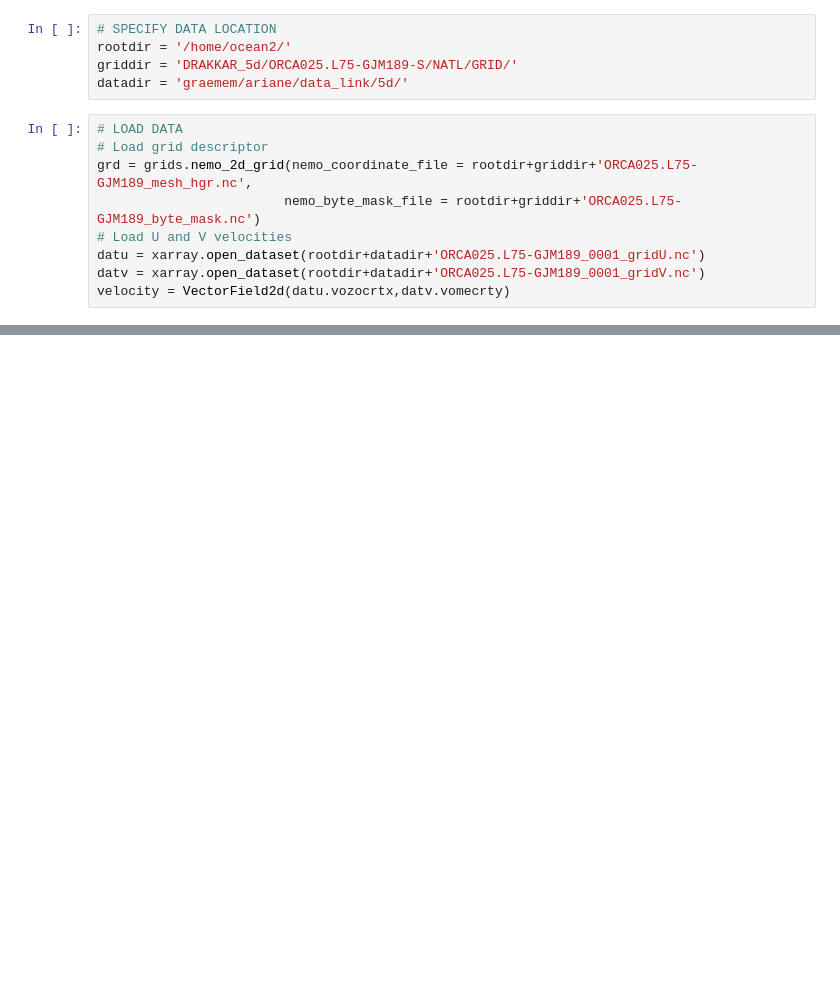
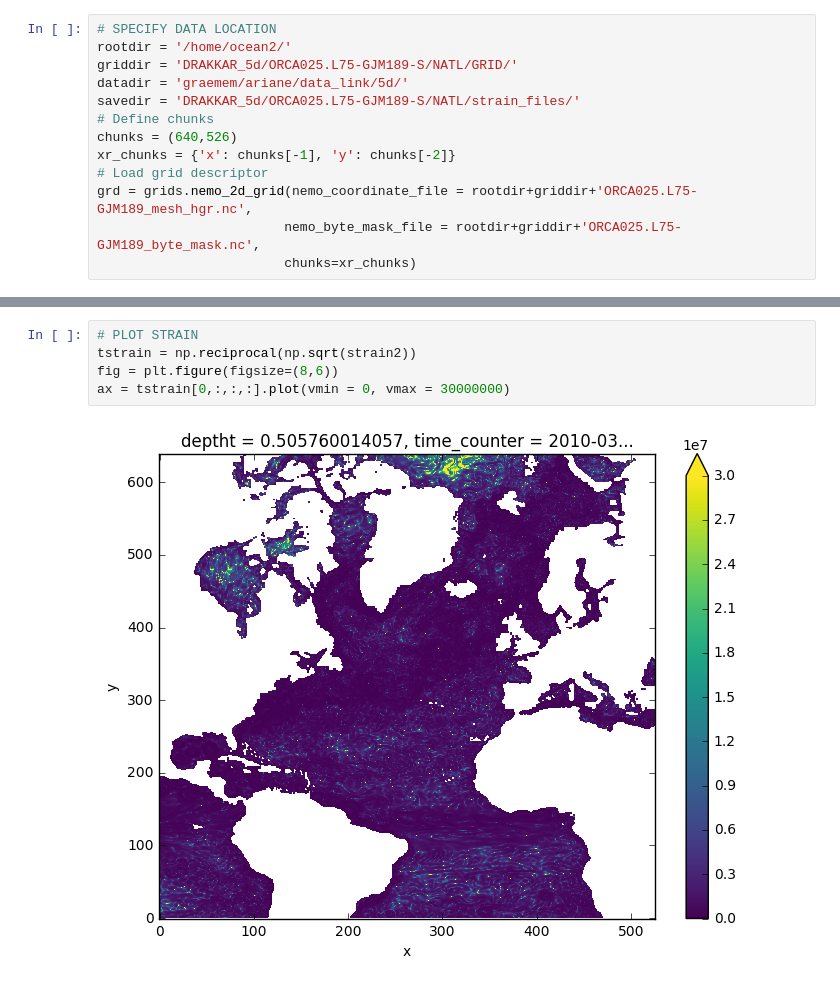
Before and after one commit to gmacgilchrist/nemo, a Jupyter notebook: calc_horizontalstrain.ipynb, the cells around one changed output, grey strips where cells are left out. Cells and saved outputs as stored; diff of their text form; blank space fills up the shorter version.

```diff
--- a/calc_horizontalstrain.ipynb
+++ b/calc_horizontalstrain.ipynb
@@ -13,12 +17,11 @@ import xarray
 rootdir = '/home/ocean2/'
 griddir = 'DRAKKAR_5d/ORCA025.L75-GJM189-S/NATL/GRID/'
 datadir = 'graemem/ariane/data_link/5d/'
+savedir = 'DRAKKAR_5d/ORCA025.L75-GJM189-S/NATL/strain_files/'
+# Define chunks
+chunks = (640,526)
+xr_chunks = {'x': chunks[-1], 'y': chunks[-2]}
+# Load grid descriptor
+grd = grids.nemo_2d_grid(nemo_coordinate_file = rootdir+griddir+'ORCA025.L75-GJM189_mesh_hgr.nc',
+                        nemo_byte_mask_file = rootdir+griddir+'ORCA025.L75-GJM189_byte_mask.nc',
+                        chunks=xr_chunks)
-# %%
-# LOAD DATA
-# Load grid descriptor
-grd = grids.nemo_2d_grid(nemo_coordinate_file = rootdir+griddir+'ORCA025.L75-GJM189_mesh_hgr.nc',
-                        nemo_byte_mask_file = rootdir+griddir+'ORCA025.L75-GJM189_byte_mask.nc')
-# Load U and V velocities
-datu = xarray.open_dataset(rootdir+datadir+'ORCA025.L75-GJM189_0001_gridU.nc')
-datv = xarray.open_dataset(rootdir+datadir+'ORCA025.L75-GJM189_0001_gridV.nc')
-velocity = VectorField2d(datu.vozocrtx,datv.vomecrty)
@@ -28,0 +79,7 @@ ChunkError: incompatible chunk size
+# %%
+# PLOT STRAIN
+tstrain = np.reciprocal(np.sqrt(strain2))
+fig = plt.figure(figsize=(8,6))
+ax = tstrain[0,:,:,:].plot(vmin = 0, vmax = 30000000)
+# %% [output]
+[figure, added]
```
Also changed, not shown: parts of 4 cells of this notebook, 1 other file.
